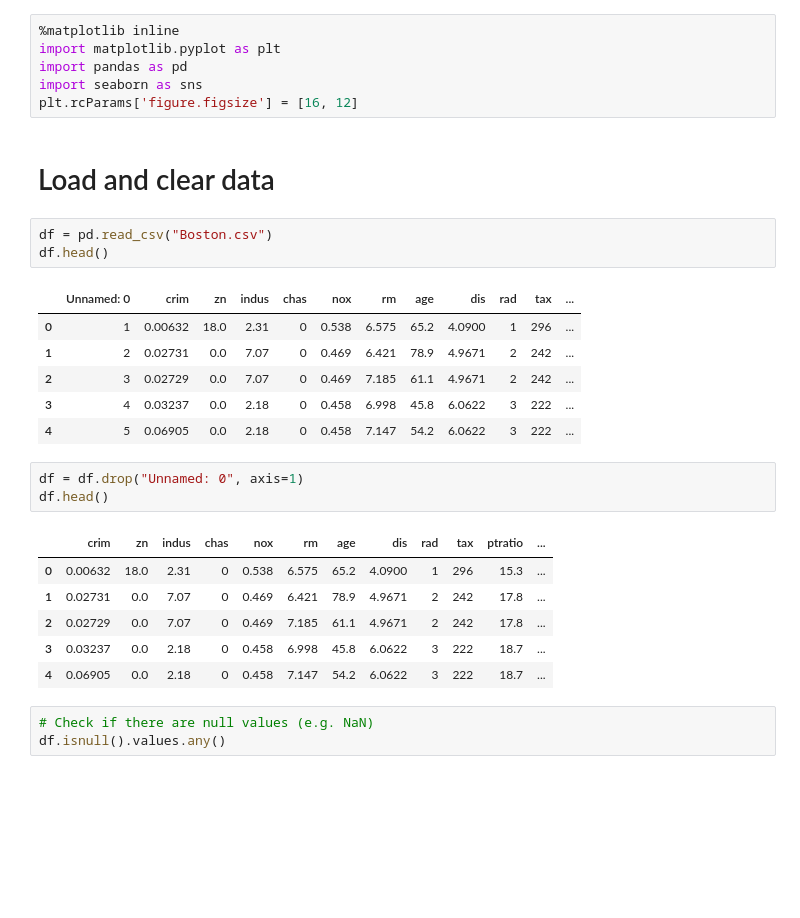
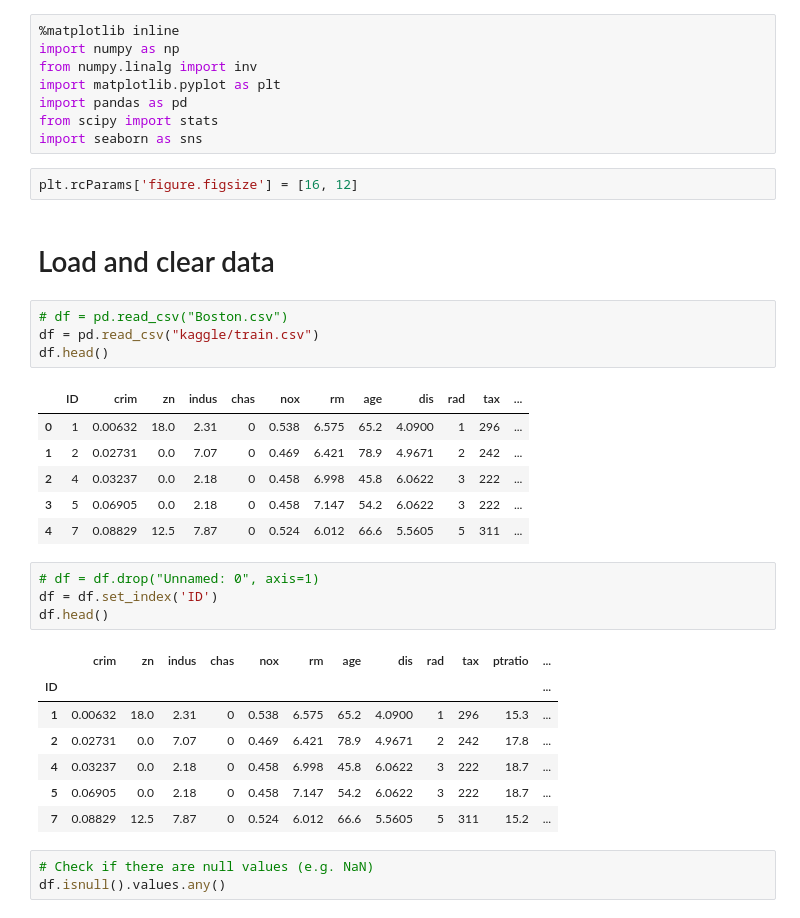
Before and after one commit to piojanu/Boston-Housing, a Jupyter notebook: Simple linear regression.ipynb, the cells around one changed output. Cells and saved outputs as stored; diff of their text form; blank space fills up the shorter version.

```diff
--- a/Simple linear regression.ipynb
+++ b/Simple linear regression.ipynb
@@ -1,31 +1,38 @@
 # %%
 %matplotlib inline
+import numpy as np
+from numpy.linalg import inv
 import matplotlib.pyplot as plt
 import pandas as pd
+from scipy import stats
 import seaborn as sns
-plt.rcParams['figure.figsize'] = [16, 12]
+# %%
+plt.rcParams['figure.figsize'] = [16, 12]
 # %% [markdown]
 # Load and clear data
 # %%
-df = pd.read_csv("Boston.csv")
+# df = pd.read_csv("Boston.csv")
+df = pd.read_csv("kaggle/train.csv")
 df.head()
 # %% [output]
-|  | Unnamed: 0 | crim | zn | indus | chas | nox | rm | age | dis | rad | tax | ... |
+|  | ID | crim | zn | indus | chas | nox | rm | age | dis | rad | tax | ... |
 | 0 | 1 | 0.00632 | 18.0 | 2.31 | 0 | 0.538 | 6.575 | 65.2 | 4.0900 | 1 | 296 | ... |
 | 1 | 2 | 0.02731 | 0.0 | 7.07 | 0 | 0.469 | 6.421 | 78.9 | 4.9671 | 2 | 242 | ... |
-| 2 | 3 | 0.02729 | 0.0 | 7.07 | 0 | 0.469 | 7.185 | 61.1 | 4.9671 | 2 | 242 | ... |
-| 3 | 4 | 0.03237 | 0.0 | 2.18 | 0 | 0.458 | 6.998 | 45.8 | 6.0622 | 3 | 222 | ... |
-| 4 | 5 | 0.06905 | 0.0 | 2.18 | 0 | 0.458 | 7.147 | 54.2 | 6.0622 | 3 | 222 | ... |
+| 2 | 4 | 0.03237 | 0.0 | 2.18 | 0 | 0.458 | 6.998 | 45.8 | 6.0622 | 3 | 222 | ... |
+| 3 | 5 | 0.06905 | 0.0 | 2.18 | 0 | 0.458 | 7.147 | 54.2 | 6.0622 | 3 | 222 | ... |
+| 4 | 7 | 0.08829 | 12.5 | 7.87 | 0 | 0.524 | 6.012 | 66.6 | 5.5605 | 5 | 311 | ... |
 # %%
-df = df.drop("Unnamed: 0", axis=1)
+# df = df.drop("Unnamed: 0", axis=1)
+df = df.set_index('ID')
 df.head()
 # %% [output]
 |  | crim | zn | indus | chas | nox | rm | age | dis | rad | tax | ptratio | ... |
-| 0 | 0.00632 | 18.0 | 2.31 | 0 | 0.538 | 6.575 | 65.2 | 4.0900 | 1 | 296 | 15.3 | ... |
-| 1 | 0.02731 | 0.0 | 7.07 | 0 | 0.469 | 6.421 | 78.9 | 4.9671 | 2 | 242 | 17.8 | ... |
-| 2 | 0.02729 | 0.0 | 7.07 | 0 | 0.469 | 7.185 | 61.1 | 4.9671 | 2 | 242 | 17.8 | ... |
-| 3 | 0.03237 | 0.0 | 2.18 | 0 | 0.458 | 6.998 | 45.8 | 6.0622 | 3 | 222 | 18.7 | ... |
-| 4 | 0.06905 | 0.0 | 2.18 | 0 | 0.458 | 7.147 | 54.2 | 6.0622 | 3 | 222 | 18.7 | ... |
+| ID |  |  |  |  |  |  |  |  |  |  |  | ... |
+| 1 | 0.00632 | 18.0 | 2.31 | 0 | 0.538 | 6.575 | 65.2 | 4.0900 | 1 | 296 | 15.3 | ... |
+| 2 | 0.02731 | 0.0 | 7.07 | 0 | 0.469 | 6.421 | 78.9 | 4.9671 | 2 | 242 | 17.8 | ... |
+| 4 | 0.03237 | 0.0 | 2.18 | 0 | 0.458 | 6.998 | 45.8 | 6.0622 | 3 | 222 | 18.7 | ... |
+| 5 | 0.06905 | 0.0 | 2.18 | 0 | 0.458 | 7.147 | 54.2 | 6.0622 | 3 | 222 | 18.7 | ... |
+| 7 | 0.08829 | 12.5 | 7.87 | 0 | 0.524 | 6.012 | 66.6 | 5.5605 | 5 | 311 | 15.2 | ... |
 # %%
 # Check if there are null values (e.g. NaN)
 df.isnull().values.any()
```
Also changed, not shown: parts of 35 cells of this notebook, 4 other files.
